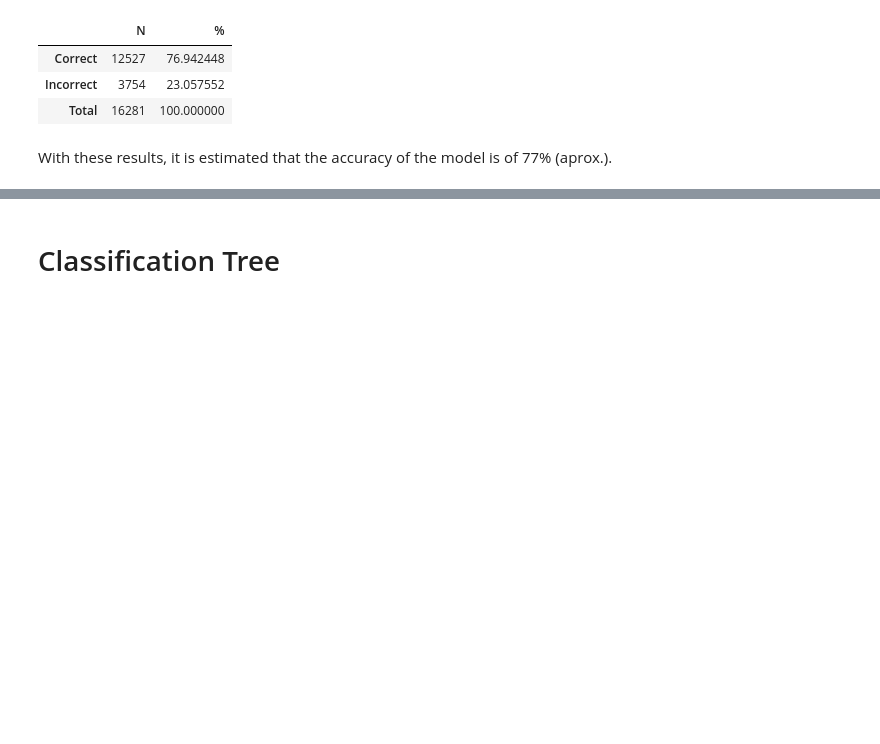
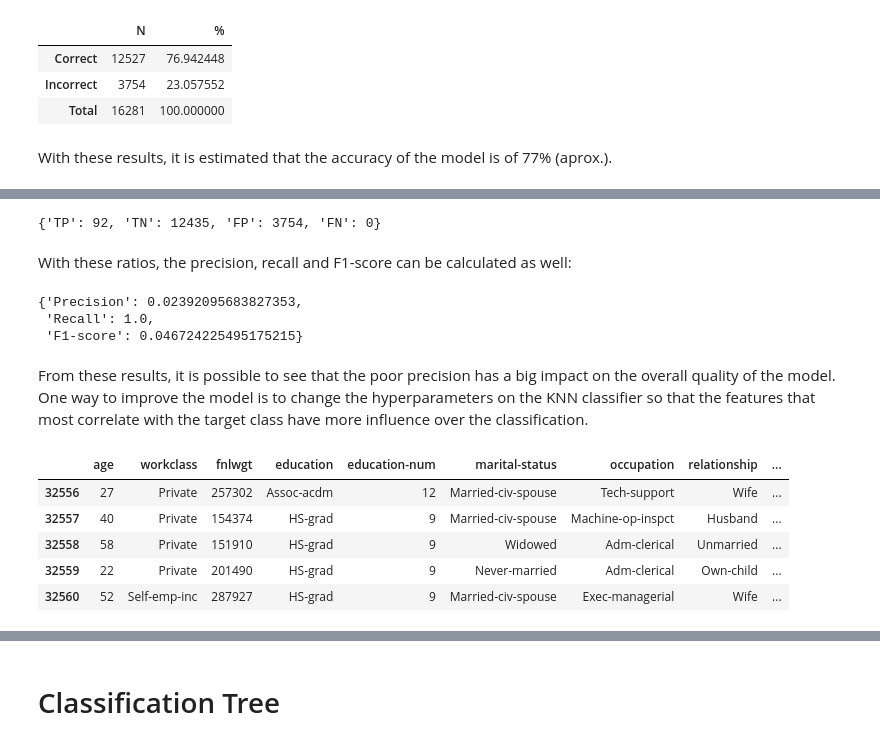
Before and after one commit to Pligabue/PCS5024-2021, a Jupyter notebook: Classifiers for the Adult Dataset/main.ipynb, the cells around one changed output, grey strips where cells are left out. Drawn from its saved outputs; the diff is of its cells as text; code cells hidden in the pictures; blank space fills up the shorter version.

Commit message:
Precision, Recall and F1-score

```diff
--- a/Classifiers for the Adult Dataset/main.ipynb
+++ b/Classifiers for the Adult Dataset/main.ipynb
@@ -165,0 +169,37 @@ With these results, it is estimated that the accuracy of the model is of 77% (ap
+# %%
+res = {
+    "TP": test_df[(test_y == predicted_y) & (test_df["class"] == ">50K")].shape[0],
+    "TN": test_df[(test_y == predicted_y) & (test_df["class"] == "<=50K")].shape[0],
+    "FP": test_df[(test_y != predicted_y) & (test_df["class"] == ">50K")].shape[0],
+    "FN": test_df[(test_y != predicted_y) & (test_df["class"] == "<=50K")].shape[0]
+}
+res
+# %% [output]
+{'TP': 92, 'TN': 12435, 'FP': 3754, 'FN': 0}
+# %% [markdown]
+With these ratios, the precision, recall and F1-score can be calculated as well:
+# %%
+{
+    "Precision": res["TP"]/(res["TP"] + res["FP"]),
+    "Recall": res["TP"]/(res["TP"] + res["FN"]),
+    "F1-score": 2*res["TP"]/(2*res["TP"] + res["FP"] + res["FN"])
+}
+# %% [output]
+{'Precision': 0.02392095683827353,
+ 'Recall': 1.0,
+ 'F1-score': 0.046724225495175215}
+# %% [markdown]
+From these results, it is possible to see that the poor precision has a big impact on the overall quality of the model. One way to improve the model is to change the hyperparameters on the KNN classifier so that the features that most correlate with the target class have more influence over the classification.
+# %%
+correlation_df = adult_df.copy()
+correlation_df["class_as_number"] = 0
+correlation_df.loc[correlation_df["class"].str.contains(">50K"), "class_as_number"] = 1
+
+correlation_df.tail()
+# %% [output]
+|  | age | workclass | fnlwgt | education | education-num | marital-status | occupation | relationship | ... |
+| 32556 | 27 | Private | 257302 | Assoc-acdm | 12 | Married-civ-spouse | Tech-support | Wife | ... |
+| 32557 | 40 | Private | 154374 | HS-grad | 9 | Married-civ-spouse | Machine-op-inspct | Husband | ... |
+| 32558 | 58 | Private | 151910 | HS-grad | 9 | Widowed | Adm-clerical | Unmarried | ... |
+| 32559 | 22 | Private | 201490 | HS-grad | 9 | Never-married | Adm-clerical | Own-child | ... |
+| 32560 | 52 | Self-emp-inc | 287927 | HS-grad | 9 | Married-civ-spouse | Exec-managerial | Wife | ... |
```
Also changed, not shown: parts of 20 cells of this notebook.
